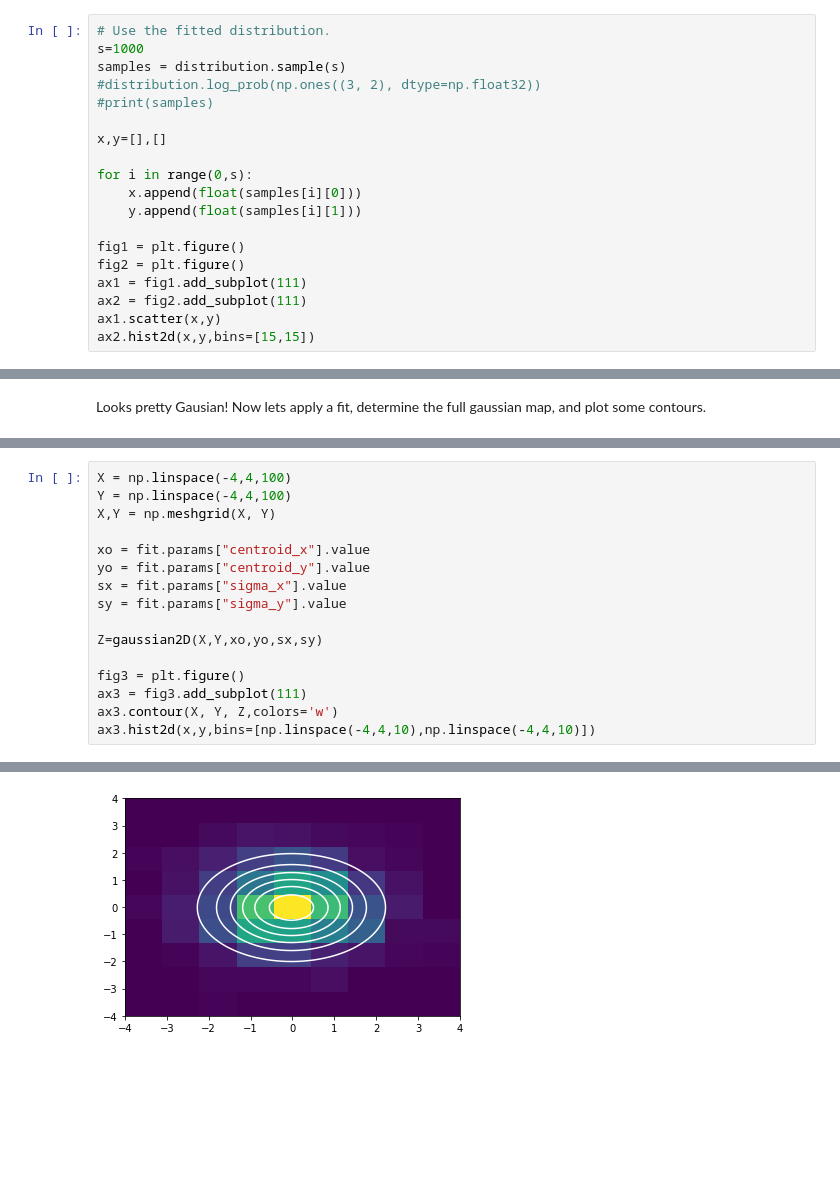
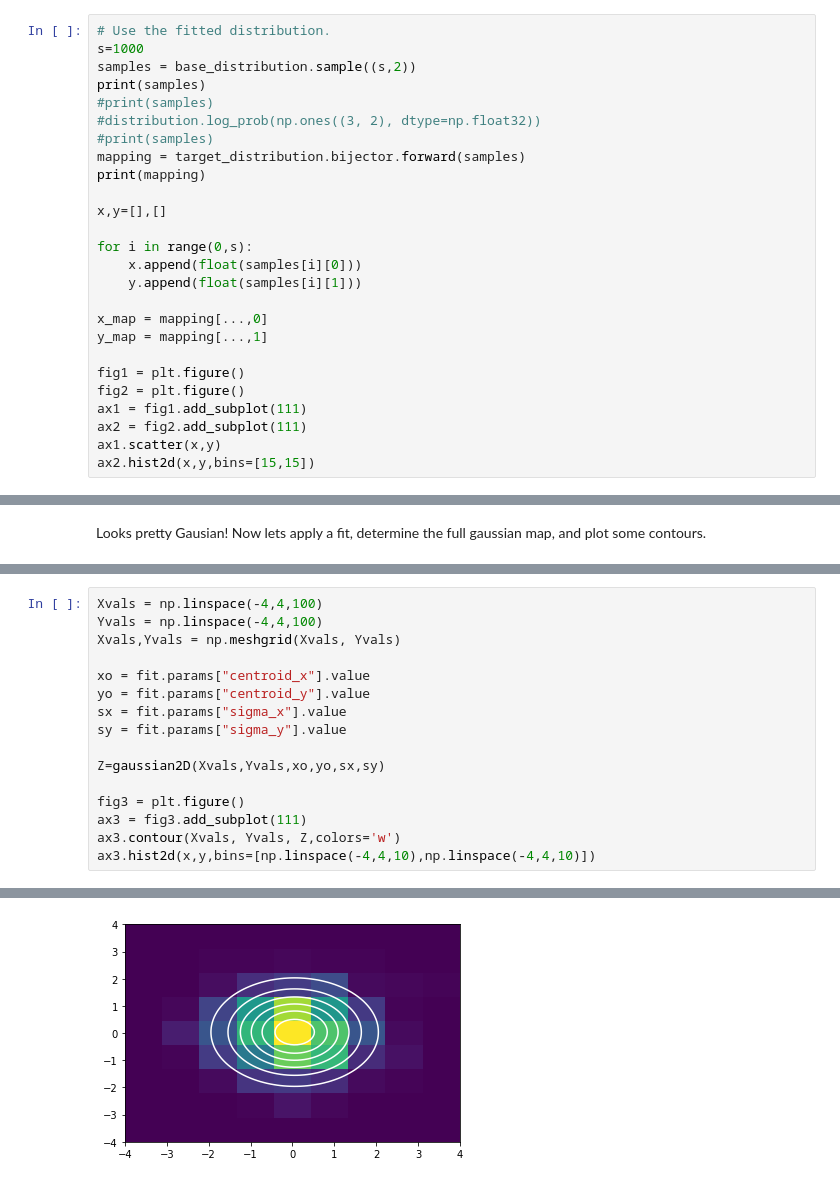
Before and after one commit to SBU-EVAN/jupyter-notebooks, a Jupyter notebook: tensorflow.ipynb, the cells around one changed output, grey strips where cells are left out. Drawn from its saved outputs; the diff is of its cells as text; blank space fills up the shorter version.

Commit message:
Fixed NN, added contour maps

```diff
--- a/tensorflow.ipynb
+++ b/tensorflow.ipynb
@@ -95,9 +97,13 @@ Epoch 10/10
 # %%
 # Use the fitted distribution.
 s=1000
-samples = distribution.sample(s)
+samples = base_distribution.sample((s,2))
+print(samples)
+#print(samples)
 #distribution.log_prob(np.ones((3, 2), dtype=np.float32))
 #print(samples)
+mapping = target_distribution.bijector.forward(samples)
+print(mapping)
 
 x,y=[],[]
 
@@ -105,6 +111,9 @@ for i in range(0,s):
     x.append(float(samples[i][0]))
     y.append(float(samples[i][1]))
 
+x_map = mapping[...,0]
+y_map = mapping[...,1]
+
 fig1 = plt.figure()
 fig2 = plt.figure()
 ax1 = fig1.add_subplot(111)
@@ -249,19 +263,19 @@ print(report_fit(fit))
     C(height, sigma_y) = -0.500
 None
 # %%
-X = np.linspace(-4,4,100)
-Y = np.linspace(-4,4,100)
-X,Y = np.meshgrid(X, Y)
+Xvals = np.linspace(-4,4,100)
+Yvals = np.linspace(-4,4,100)
+Xvals,Yvals = np.meshgrid(Xvals, Yvals)
 
 xo = fit.params["centroid_x"].value
 yo = fit.params["centroid_y"].value
 sx = fit.params["sigma_x"].value
 sy = fit.params["sigma_y"].value
 
-Z=gaussian2D(X,Y,xo,yo,sx,sy)
+Z=gaussian2D(Xvals,Yvals,xo,yo,sx,sy)
 
 fig3 = plt.figure()
 ax3 = fig3.add_subplot(111)
-ax3.contour(X, Y, Z,colors='w')
+ax3.contour(Xvals, Yvals, Z,colors='w')
 ax3.hist2d(x,y,bins=[np.linspace(-4,4,10),np.linspace(-4,4,10)])
 # %% [output]
@@ -277,6 +291,6 @@ ax3.hist2d(x,y,bins=[np.linspace(-4,4,10),np.linspace(-4,4,10)])
  array([-4.        , -3.11111111, -2.22222222, -1.33333333, -0.44444444,
          0.44444444,  1.33333333,  2.22222222,  3.11111111,  4.        ]),
  array([-4.        , -3.11111111, -2.22222222, -1.33333333, -0.44444444,
          0.44444444,  1.33333333,  2.22222222,  3.11111111,  4.        ]),
  <matplotlib.collections.QuadMesh at 0x...>)
-[figure, old version]
+[figure, new version]
```
Also changed, not shown: parts of 14 cells of this notebook.
